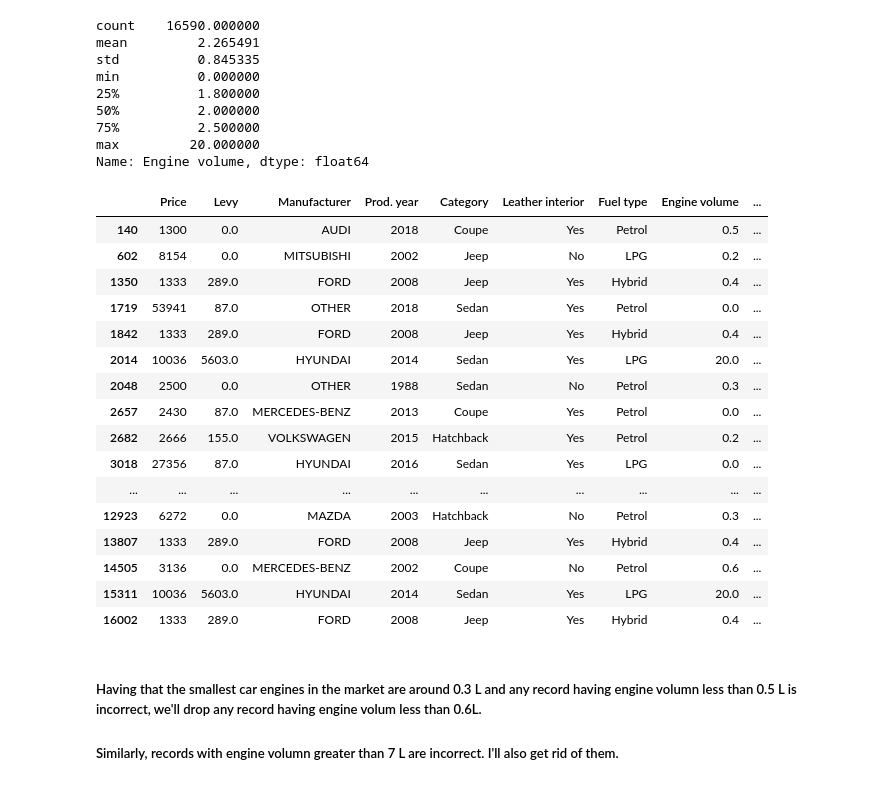
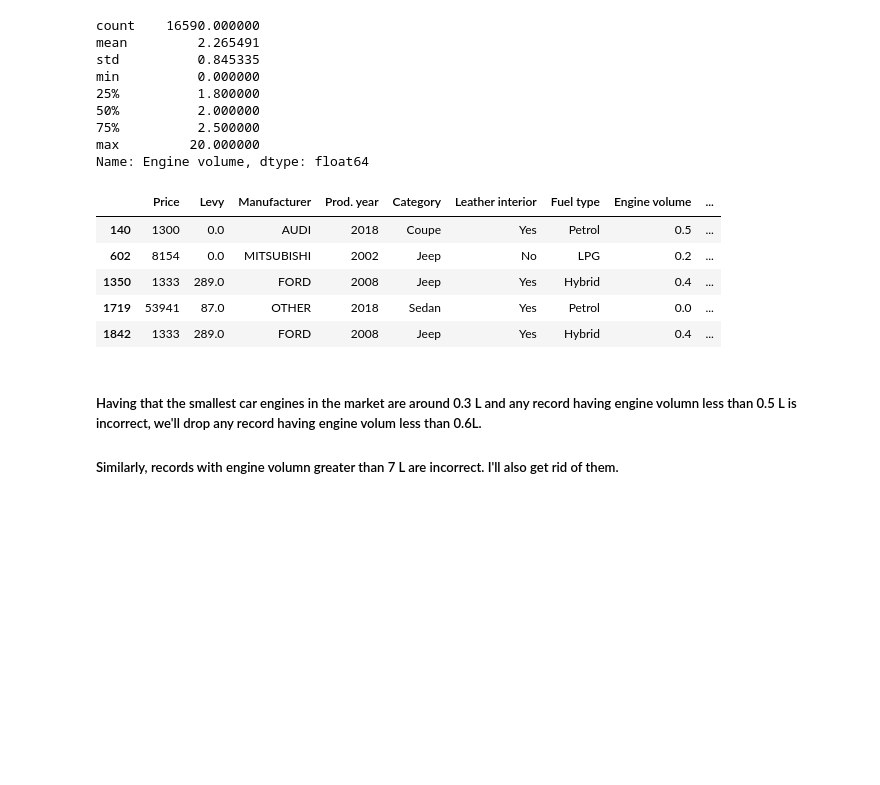
Before and after one commit to omunozsanchezdeloitte/Capstone---Group-3, a Jupyter notebook: Untitled.ipynb, the cells around one changed output. Cells and saved outputs as stored; diff of their text form; code cells hidden in the pictures; blank space fills up the shorter version.

```diff
--- a/Untitled.ipynb
+++ b/Untitled.ipynb
@@ -660,25 +591,14 @@ min          0.000000
 max         20.000000
 Name: Engine volume, dtype: float64
 # %%
-cars[(cars['Engine volume']<0.7)|(cars['Engine volume']>7)]
+cars[(cars['Engine volume']<0.7)|(cars['Engine volume']>7)].head()
 # %% [output]
 |  | Price | Levy | Manufacturer | Prod. year | Category | Leather interior | Fuel type | Engine volume | ... |
 | 140 | 1300 | 0.0 | AUDI | 2018 | Coupe | Yes | Petrol | 0.5 | ... |
 | 602 | 8154 | 0.0 | MITSUBISHI | 2002 | Jeep | No | LPG | 0.2 | ... |
 | 1350 | 1333 | 289.0 | FORD | 2008 | Jeep | Yes | Hybrid | 0.4 | ... |
 | 1719 | 53941 | 87.0 | OTHER | 2018 | Sedan | Yes | Petrol | 0.0 | ... |
 | 1842 | 1333 | 289.0 | FORD | 2008 | Jeep | Yes | Hybrid | 0.4 | ... |
-| 2014 | 10036 | 5603.0 | HYUNDAI | 2014 | Sedan | Yes | LPG | 20.0 | ... |
-| 2048 | 2500 | 0.0 | OTHER | 1988 | Sedan | No | Petrol | 0.3 | ... |
-| 2657 | 2430 | 87.0 | MERCEDES-BENZ | 2013 | Coupe | Yes | Petrol | 0.0 | ... |
-| 2682 | 2666 | 155.0 | VOLKSWAGEN | 2015 | Hatchback | Yes | Petrol | 0.2 | ... |
-| 3018 | 27356 | 87.0 | HYUNDAI | 2016 | Sedan | Yes | LPG | 0.0 | ... |
-| ... | ... | ... | ... | ... | ... | ... | ... | ... | ... |
-| 12923 | 6272 | 0.0 | MAZDA | 2003 | Hatchback | No | Petrol | 0.3 | ... |
-| 13807 | 1333 | 289.0 | FORD | 2008 | Jeep | Yes | Hybrid | 0.4 | ... |
-| 14505 | 3136 | 0.0 | MERCEDES-BENZ | 2002 | Coupe | No | Petrol | 0.6 | ... |
-| 15311 | 10036 | 5603.0 | HYUNDAI | 2014 | Sedan | Yes | LPG | 20.0 | ... |
-| 16002 | 1333 | 289.0 | FORD | 2008 | Jeep | Yes | Hybrid | 0.4 | ... |
 # %% [markdown]
 ##### Having that the smallest car engines in the market are around  0.3 L and any record having engine volumn less than 0.5 L is incorrect, we'll drop any record having engine volum less than 0.6L.
 
```
Also changed, not shown: parts of 44 cells of this notebook.
